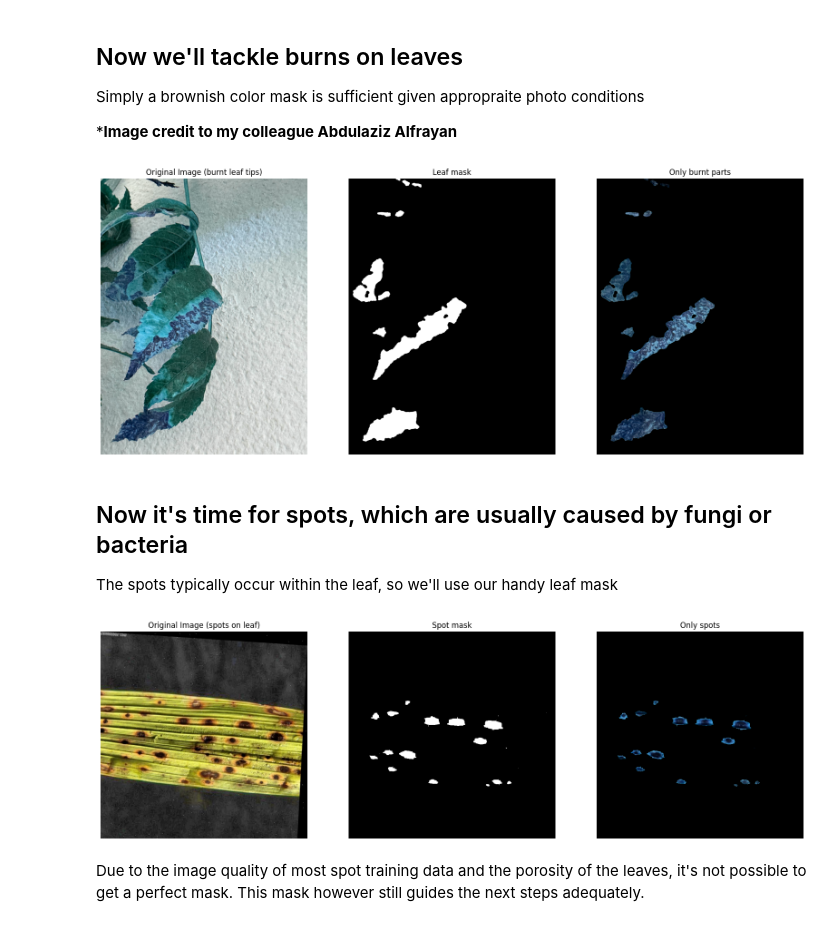
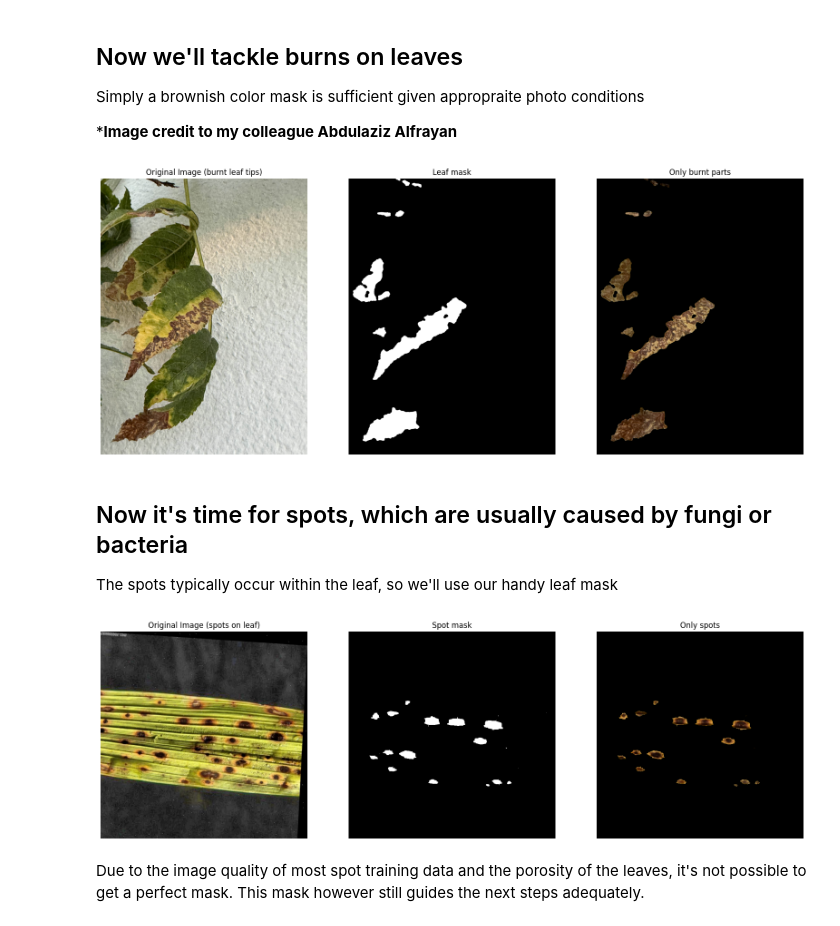
Before and after one commit to abodeza/plant_disease_detection, a Jupyter notebook: filtering_diseases.ipynb, the cells around one changed output. Cells and saved outputs as stored; diff of their text form; code cells hidden in the pictures.

```diff
--- a/filtering_diseases.ipynb
+++ b/filtering_diseases.ipynb
@@ -98,34 +101,38 @@ Simply a brownish color mask is sufficient given appropraite photo conditions
 # %%
 burn_mask = cv2.inRange(hsv_aziz_burn, (10,100,10), (20, 255, 200))
 
-# Testing a more sophistcated morphology - it's better!
-kh, kw = [max(9, int(round(min(hsv_aziz_burn.shape[:2]) * 0.01))) | 1]*2  # odd size
+burn_rgb = cv2.cvtColor(aziz_burn, cv2.COLOR_BGR2RGB)
+
+# Testing a more sophistcated morphology - it's better! less edges and more organic
+kh, kw = [max(9, int(round(min(hsv_aziz_burn.shape[:2]) * 0.01))) | 1]*2
 kernel = cv2.getStructuringElement(cv2.MORPH_ELLIPSE, (kh, kw))
 burn_mask = cv2.morphologyEx(burn_mask, cv2.MORPH_CLOSE, kernel)
 burn_mask = cv2.morphologyEx(burn_mask, cv2.MORPH_OPEN,  kernel)
 
 fig, axes = plt.subplots(1, 3, figsize=(20, 20))
 
-axes[0].imshow(aziz_burn)
+axes[0].imshow(burn_rgb)
 axes[0].axis('off')
 axes[0].set_title("Original Image (burnt leaf tips)")
 
 axes[1].imshow(burn_mask, cmap='gray')
 axes[1].axis('off')
 axes[1].set_title("Leaf mask")
 
-axes[2].imshow(cv2.bitwise_and(aziz_burn, aziz_burn, mask=burn_mask))
+axes[2].imshow(cv2.bitwise_and(burn_rgb, burn_rgb, mask=burn_mask))
 axes[2].axis('off')
 axes[2].set_title("Only burnt parts")
 plt.show()
 # %% [output]
-[figure, old version]
+[figure, new version]
 # %% [markdown]
 ## Now it's time for spots, which are usually caused by fungi or bacteria
 The spots typically occur within the leaf, so we'll use our handy leaf mask
 # %%
 leaf_mask2 = cv2.inRange(hsv_spot, (25, 100, 70), (65, 255, 255))
 leaf2 = np.zeros(leaf_mask2.shape, dtype=np.uint8)
+
+spot_rgb = cv2.cvtColor(spot, cv2.COLOR_BGR2RGB)
 
 contours2, _ = cv2.findContours(leaf_mask2, cv2.RETR_EXTERNAL, cv2.CHAIN_APPROX_SIMPLE)
 
@@ -135,12 +142,13 @@ cv2.drawContours(leaf2, contours2, -1, 255, cv2.FILLED)
 spot_mask = cv2.inRange(hsv_spot, (10,100,10), (20, 255, 200))
 spot_mask = cv2.bitwise_and(leaf2, leaf2, mask=spot_mask)
 
+# The rectangular 9x9 kernal appeard to perform better on smaller patches of disease
 kernel = np.ones((9, 9), np.uint8)
 morphed_mask2 = cv2.morphologyEx(spot_mask, cv2.MORPH_CLOSE, kernel)
 
 fig, axes = plt.subplots(1, 3, figsize=(20, 20))
 
-axes[0].imshow(cv2.cvtColor(spot, cv2.COLOR_BGR2RGB))
+axes[0].imshow(spot_rgb)
 axes[0].axis('off')
 axes[0].set_title("Original Image (spots on leaf)")
 
@@ -148,12 +156,12 @@ axes[1].imshow(morphed_mask2, cmap='gray')
 axes[1].axis('off')
 axes[1].set_title("Spot mask")
 
-axes[2].imshow(cv2.bitwise_and(spot, spot, mask=morphed_mask2))
+axes[2].imshow(cv2.bitwise_and(spot_rgb, spot_rgb, mask=morphed_mask2))
 axes[2].axis('off')
 axes[2].set_title("Only spots")
 plt.show()
 # %% [output]
-[figure, old version]
+[figure, new version]
 # %% [markdown]
 Due to the image quality of most spot training data and the porosity of the leaves, it's not possible to get a perfect mask. This mask however still guides the next steps adequately.
 # %% [markdown]
```
Also changed, not shown: parts of 6 cells of this notebook, 1 other file.
